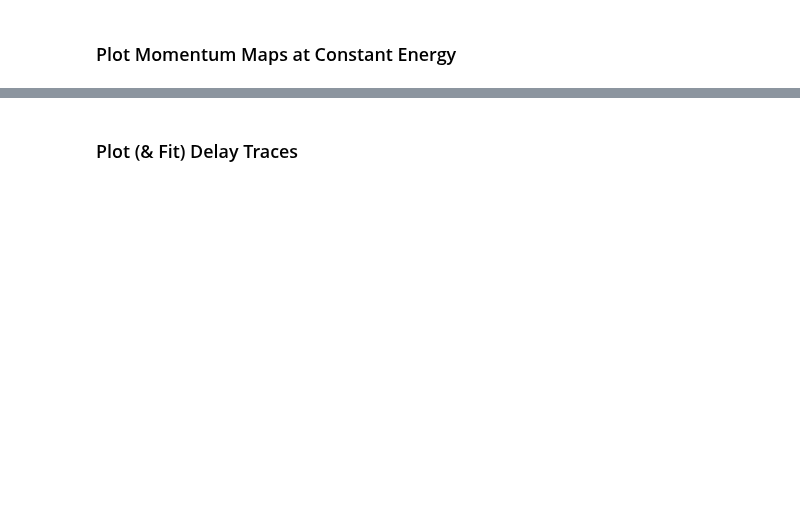
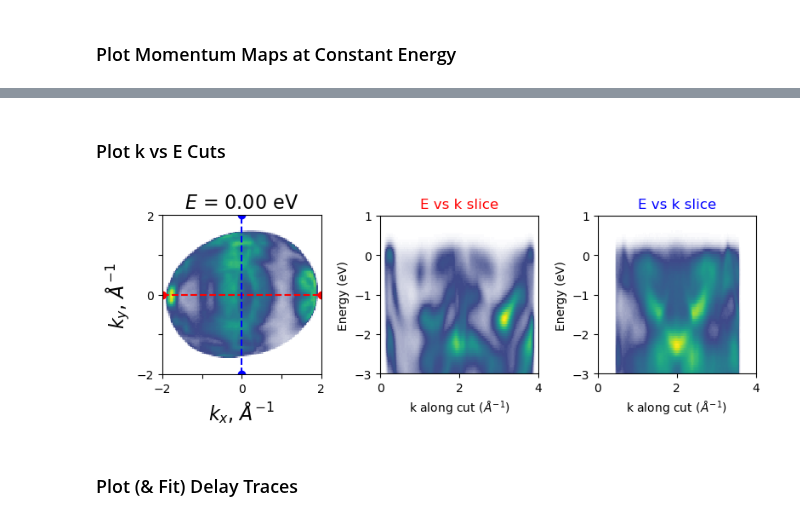
Before and after one commit to lawsonlloyd/mpes-analysis, a Jupyter notebook: mpes_Plot_Analysis.ipynb, the cells around one changed output, grey strips where cells are left out. Saved outputs shown, nothing was run; the diff lists cells and outputs as text; code cells hidden in the pictures; blank space fills up the shorter version.

```diff
--- a/mpes_Plot_Analysis.ipynb
+++ b/mpes_Plot_Analysis.ipynb
@@ -109,3 +73,71 @@ fig.tight_layout()
+# %% [markdown]
+### Plot k vs E Cuts
+# %%
+fig, axs = plt.subplots(1,3)
+fig.set_size_inches(8, 6, forward=False)
+axs = axs.flatten()
+
+# Plot momentum map
+mpes.plot_momentum_maps(
+    I_res, E=0, E_int=0.2, delays=None, delay_int=None,
+    fig = fig, ax = axs[0],
+    cmap=cmap_plot,
+    panel_labels=False, fontsize=16,
+    nrows=2, figsize=(12, 12)
+)
+
+# Plot k - E (arbitrary Cut)
+k_start, k_end = (-2, 0), (2, 0)
+I_cut, k_vals, E_vals = mpes.get_k_cut(I_res.mean(dim="delay"), k_start=k_start, k_end=k_end)
+
+axs[0].plot(k_start[0], k_start[1], 'ro')
+axs[0].plot(k_end[0], k_end[1], 'ro')
+axs[0].plot([k_start[0], k_end[0]], [k_start[1], k_end[1]], color = 'red', linestyle = 'dashed')
+
+axs[1].pcolormesh(k_vals, E_vals, I_cut, shading='auto', cmap=cmap_LTL)
+axs[1].set_xlabel("k along cut ($\AA^{-1}$)")
+axs[1].set_ylabel("Energy (eV)")
+axs[1].set_title("E vs k slice", color = 'red')
+axs[1].set_ylim(-3,1)
+axs[1].set_aspect(1)
+
+# Plot k - E (arbitrary Cut)
+k_start, k_end = (0, -2), (0, 2)
+I_cut, k_vals, E_vals = mpes.get_k_cut(I_res.mean(dim="delay"), k_start=k_start, k_end=k_end)
+
+axs[0].plot(k_start[0], k_start[1], 'bo')
+axs[0].plot(k_end[0], k_end[1], 'bo')
+axs[0].plot([k_start[0], k_end[0]], [k_start[1], k_end[1]], color = 'blue', linestyle = 'dashed')
+
+axs[2].pcolormesh(k_vals, E_vals, I_cut, shading='auto', cmap=cmap_LTL)
+axs[2].set_xlabel("k along cut ($\AA^{-1}$)")
+axs[2].set_ylabel("Energy (eV)")
+axs[2].set_title("E vs k slice", color = 'blue')
+axs[2].set_ylim(-3,1)
+axs[2].set_aspect(1)
+
+""" # Plot kx-E frame
+(kx, ky), (kx_int, ky_int) = (0, 0), (4, 0.5) # Central (kx, ky) point and k-integration
+mpes.plot_kx_frame(
+    I_res, ky, ky_int, delays=[500], delay_int=1000,
+    E_enhance = 1,
+    subtract_neg=True, neg_delays=[-500,-100],
+    fig = fig, ax = axs[2],
+    cmap = cmap_plot, scale=[0,1], energy_limits=[1,3]
+)
+
+# Plot ky-E frame
+(kx, ky), (kx_int, ky_int) = (0, 0), (0.5, 0.5) # Central (kx, ky) point and k-integration
+mpes.plot_ky_frame(
+    I_res, ky, ky_int, delays=[500], delay_int=1000,
+    subtract_neg=True, neg_delays=[-500,-100],
+    fig = fig, ax = axs[3],
+    cmap = cmap_plot, scale=[0,1], energy_limits=[-3,.5]
+    ) """
+
+fig.tight_layout()
+# %% [output]
+[figure, added]
 # %% [markdown]
 ### Plot (& Fit) Delay Traces
 # %%
```
Also changed, not shown: parts of 10 cells of this notebook.
